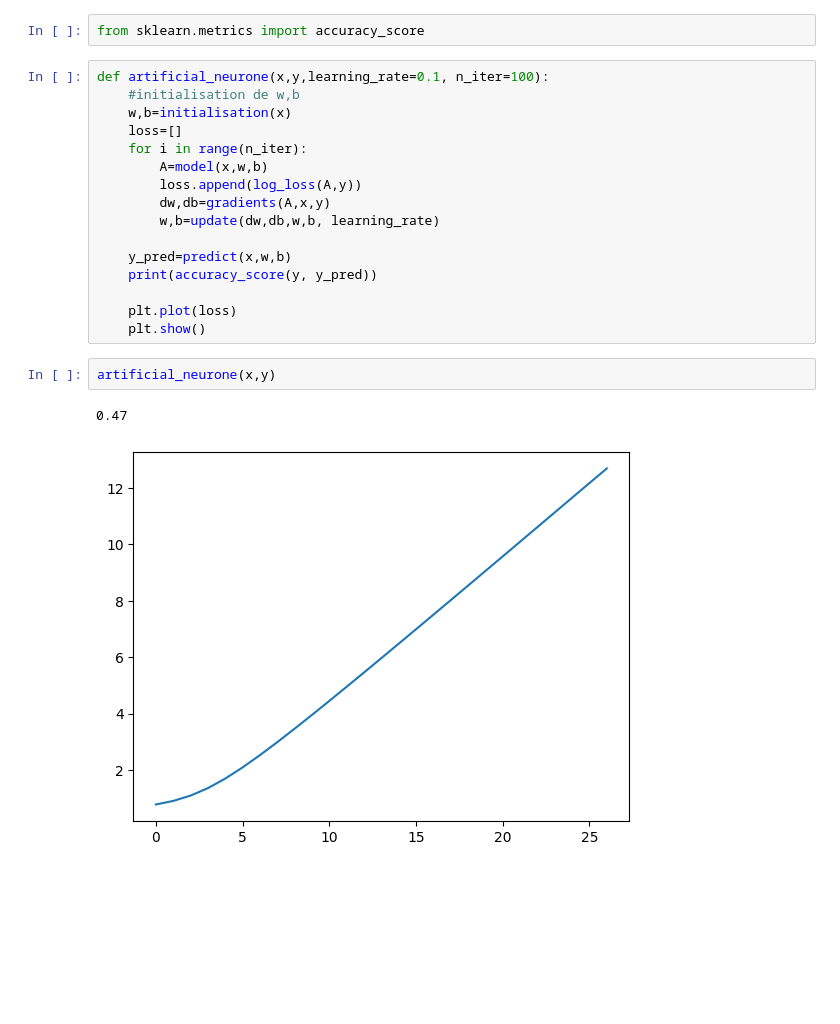
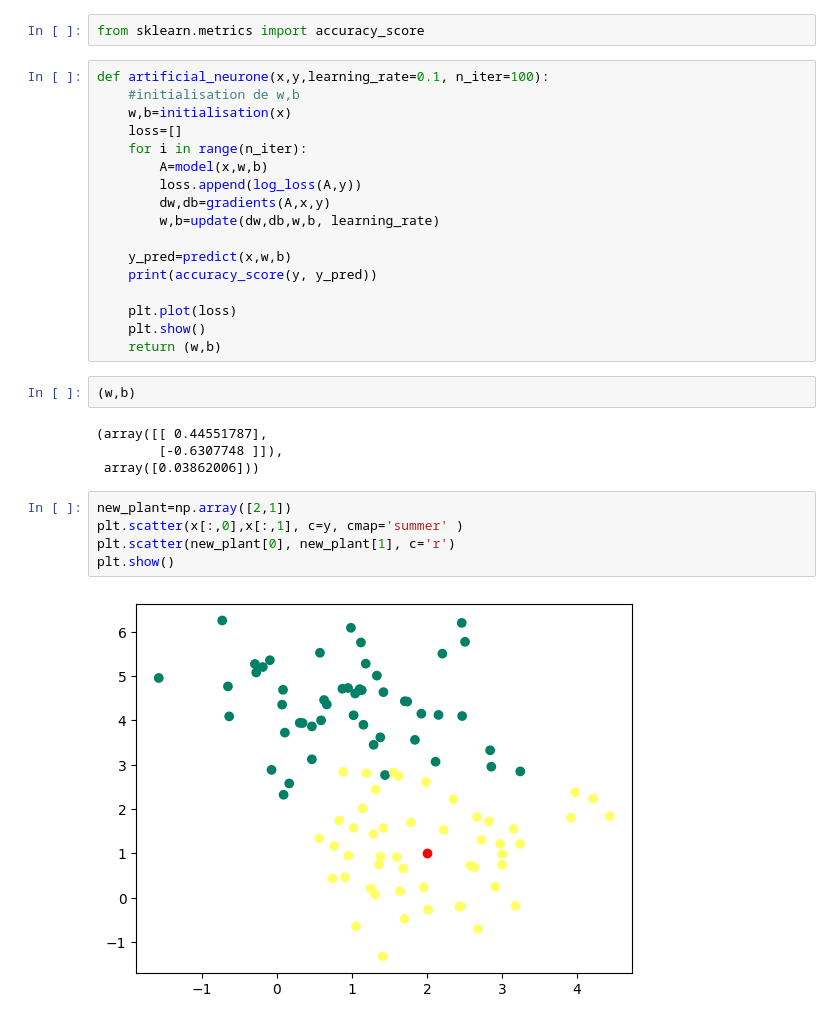
Before and after one commit to Dev-IA-P5-2027/samya.taqi, a Jupyter notebook: Workshop_deeplearning/reseauneurone.ipynb, the cells around one changed output. Cells and saved outputs as stored; diff of their text form; blank space fills up the shorter version.

```diff
--- a/Workshop_deeplearning/reseauneurone.ipynb
+++ b/Workshop_deeplearning/reseauneurone.ipynb
@@ -94,8 +96,17 @@ def artificial_neurone(x,y,learning_rate=0.1, n_iter=100):
 
     plt.plot(loss)
     plt.show()
+    return (w,b)
 # %%
-artificial_neurone(x,y)
+(w,b)
 # %% [output]
-0.47
+(array([[ 0.44551787],
+        [-0.6307748 ]]),
+ array([0.03862006]))
-[figure, removed]
+# %%
+new_plant=np.array([2,1])
+plt.scatter(x[:,0],x[:,1], c=y, cmap='summer' )
+plt.scatter(new_plant[0], new_plant[1], c='r')
+plt.show()
+# %% [output]
+[figure, added]
```
Also changed, not shown: parts of 3 cells of this notebook, 4 other files.
